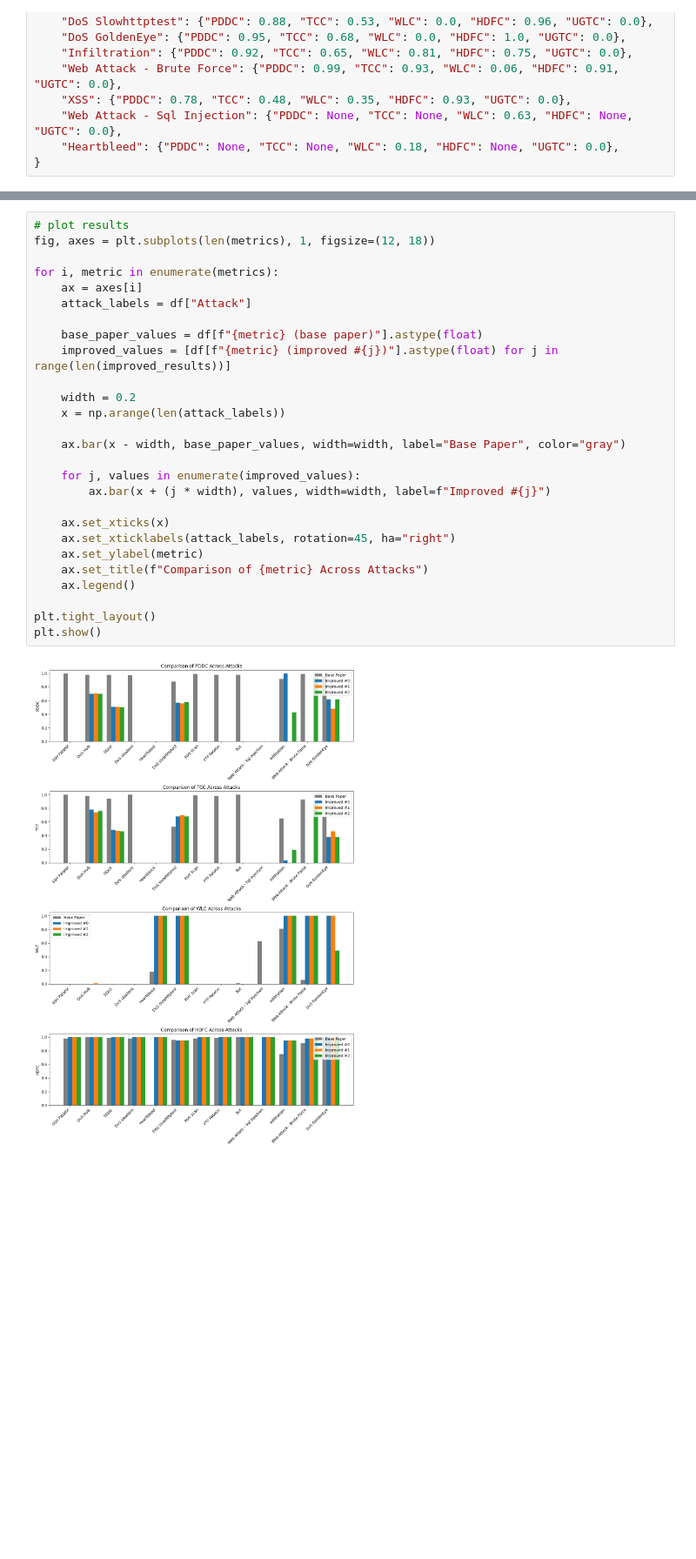
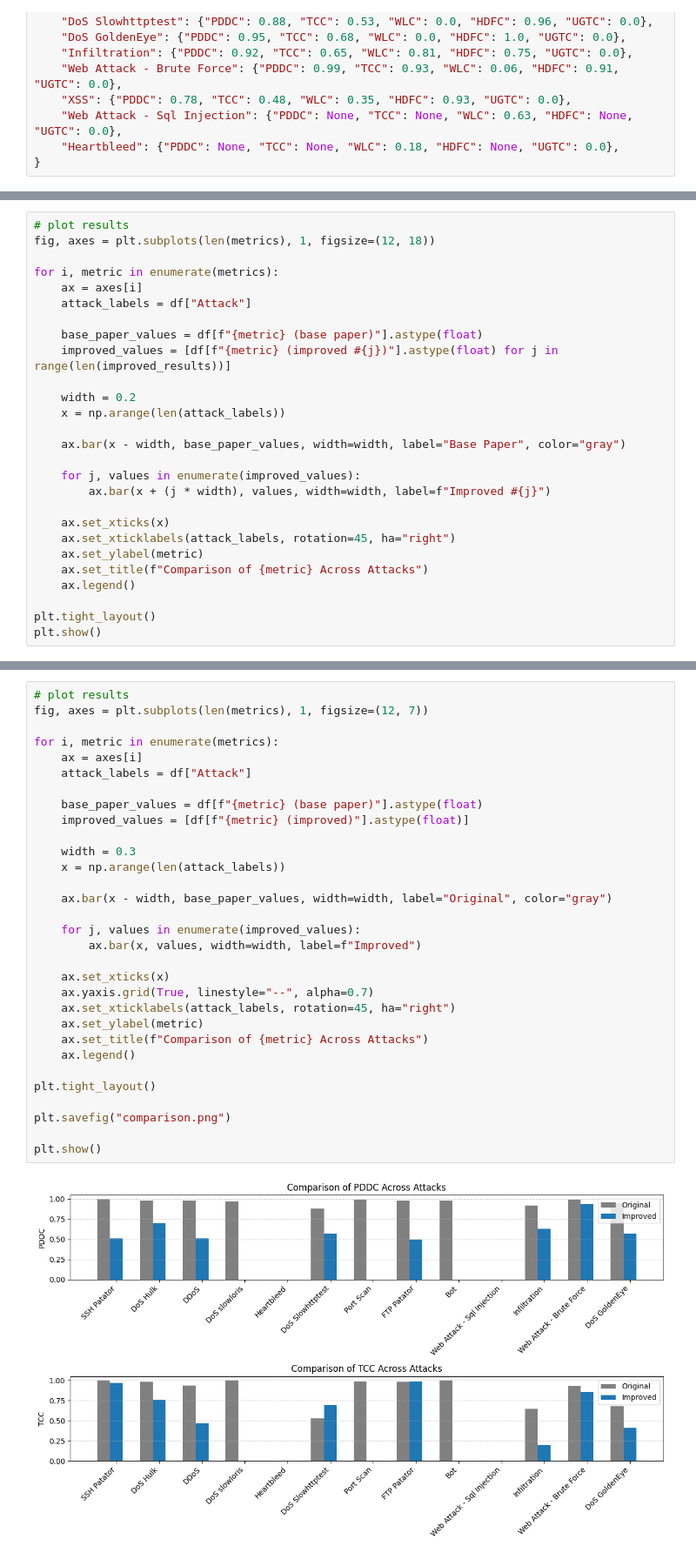
Before and after one commit to ilcors-dev/unibo-nids-research, a Jupyter notebook: compare-results.ipynb, the cells around one changed output, grey strips where cells are left out. Shown: that part at 87% size. Saved outputs shown, nothing was run; the diff lists cells and outputs as text; blank space fills up the shorter version.

Commit message:
compare results of PDDC & TCC

```diff
--- a/compare-results.ipynb
+++ b/compare-results.ipynb
@@ -187,2 +188,29 @@ df
 | 11 | Web Attack - Brute Force | 0.99 | NaN | NaN | 0.94 | ... |
 | 12 | DoS GoldenEye | 0.95 | 0.62 | 0.48 | 0.62 | ... |
+# %%
+# plot results
+fig, axes = plt.subplots(len(metrics), 1, figsize=(12, 18))
+
+for i, metric in enumerate(metrics):
+    ax = axes[i]
+    attack_labels = df["Attack"]
+
+    base_paper_values = df[f"{metric} (base paper)"].astype(float)
+    improved_values = [df[f"{metric} (improved #{j})"].astype(float) for j in range(len(improved_results))]
+
+    width = 0.2
+    x = np.arange(len(attack_labels))
+
+    ax.bar(x - width, base_paper_values, width=width, label="Base Paper", color="gray")
+
+    for j, values in enumerate(improved_values):
+        ax.bar(x + (j * width), values, width=width, label=f"Improved #{j}")
+
+    ax.set_xticks(x)
+    ax.set_xticklabels(attack_labels, rotation=45, ha="right")
+    ax.set_ylabel(metric)
+    ax.set_title(f"Comparison of {metric} Across Attacks")
+    ax.legend()
+
+plt.tight_layout()
+plt.show()
@@ -189,29 +289,33 @@ df
 # %%
 # plot results
-fig, axes = plt.subplots(len(metrics), 1, figsize=(12, 18))
+fig, axes = plt.subplots(len(metrics), 1, figsize=(12, 7))
 
 for i, metric in enumerate(metrics):
     ax = axes[i]
     attack_labels = df["Attack"]
 
     base_paper_values = df[f"{metric} (base paper)"].astype(float)
-    improved_values = [df[f"{metric} (improved #{j})"].astype(float) for j in range(len(improved_results))]
+    improved_values = [df[f"{metric} (improved)"].astype(float)]
 
-    width = 0.2
+    width = 0.3
     x = np.arange(len(attack_labels))
 
-    ax.bar(x - width, base_paper_values, width=width, label="Base Paper", color="gray")
+    ax.bar(x - width, base_paper_values, width=width, label="Original", color="gray")
 
     for j, values in enumerate(improved_values):
-        ax.bar(x + (j * width), values, width=width, label=f"Improved #{j}")
+        ax.bar(x, values, width=width, label=f"Improved")
 
     ax.set_xticks(x)
+    ax.yaxis.grid(True, linestyle="--", alpha=0.7)
     ax.set_xticklabels(attack_labels, rotation=45, ha="right")
     ax.set_ylabel(metric)
     ax.set_title(f"Comparison of {metric} Across Attacks")
     ax.legend()
 
 plt.tight_layout()
+
+plt.savefig("comparison.png")
+
 plt.show()
 # %% [output]
-[figure, old version]
+[figure, new version]
```
Also changed, not shown: parts of 5 cells of this notebook, 1 other file.
